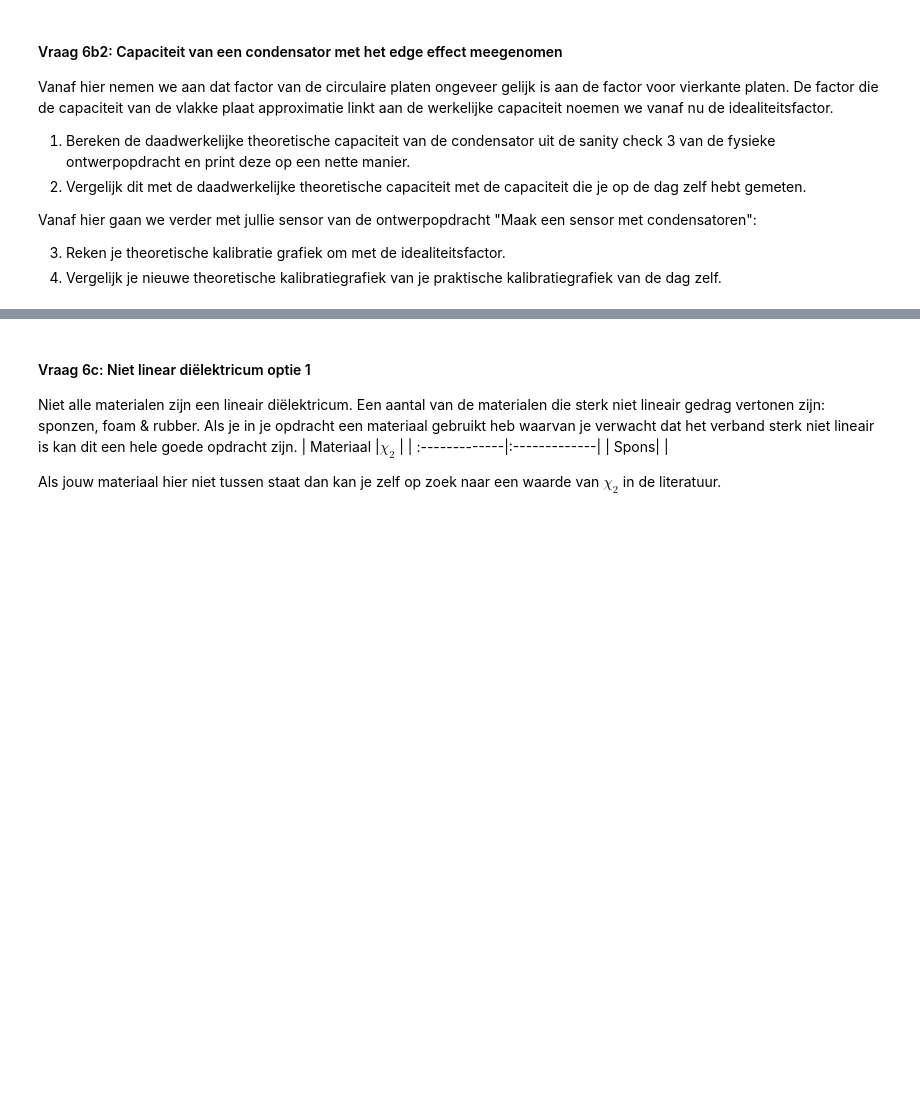
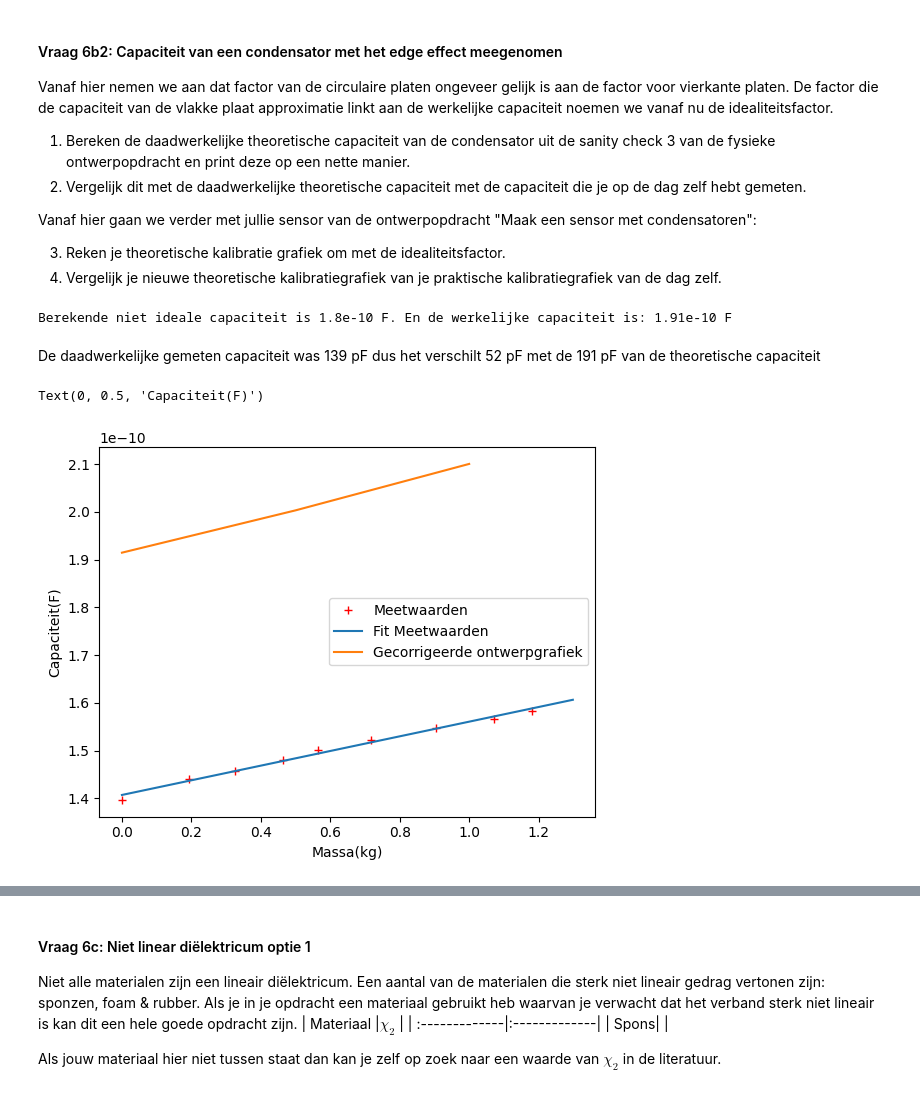
Before and after one commit to T-L-cc/opdrachten-DEF-D, a Jupyter notebook: DigitaleOntwerpopdrachten/1CondensatorOpdracht/CondensatorOntwerpopdracht.ipynb, the cells around one changed output, grey strips where cells are left out. Cells and saved outputs as stored; diff of their text form; code cells hidden in the pictures; blank space fills up the shorter version.

```diff
--- a/DigitaleOntwerpopdrachten/1CondensatorOpdracht/CondensatorOntwerpopdracht.ipynb
+++ b/DigitaleOntwerpopdrachten/1CondensatorOpdracht/CondensatorOntwerpopdracht.ipynb
@@ -983,10 +1033,49 @@ Vanaf hier gaan we verder met jullie sensor van de ontwerpopdracht "Maak een sen
 3. Reken je theoretische kalibratie grafiek om met de idealiteitsfactor.
 4. Vergelijk je nieuwe theoretische kalibratiegrafiek van je praktische kalibratiegrafiek van de dag zelf.
 # %%
-# Schrijf hier jouw code die de vlakke plaat capaciteit omschrijft naar de werkelijke capaciteit
+def C_zonder_edge(A, d, eps_r):
+    C = eps_0 * eps_r * A / d
+    return C
 
-# def C_niet_ideaal(#relevante parameters):
-    # Jouw berekeningen
+C_zonder_edge_effect = C_zonder_edge(A_plaat, d_karton, eps_pap)
+
+idealiteitsfactor = factor_disc
+C_met_edge = idealiteitsfactor * C_zonder_edge_effect
+print("Berekende niet ideale capaciteit is", round(C_plaat,12), "F. En de werkelijke capaciteit is:", round(C_met_edge,12),'F')
+# %% [output]
+Berekende niet ideale capaciteit is 1.8e-10 F. En de werkelijke capaciteit is: 1.91e-10 F
+# %% [markdown]
+De daadwerkelijke gemeten capaciteit was 139 pF dus het verschilt 52 pF met de 191 pF van de theoretische capaciteit
+# %%
+massas = np.array([0,0.5638,0.463,1.1806,0.7176,0.7176+0.3548,0.9032,0.1924,0.3247])
+Voltages = np.array([0.702,0.755,0.744,0.796,0.765,0.787,0.778,0.724,0.732])
+# We beschouwen het karton als een veer met een constante veerconstante, waardoor de capacitiet linear toe zal nemen.
+#we verwachten dat de dikte van het karton onder het gewicht van 0,5 kilo 0.05 mm afneemt =. En onder 1 kilo 0.1mm linea
+
+massas_exp = np.array([0,0.5,1]) #data voor de voorspelde kalibratiegrafiek
+diktes = np.array([d_karton, d_karton - 5e-5, d_karton - 10e-5])
+
+def vlakkeplaat(A, d, eps_r, idealiteitsfactor):#formule voor capaciteit
+    C = idealiteitsfactor * eps_0 * eps_r * A / d
+    return C
+
+Capaciteit = Voltages/(2*1000*8*np.pi*100e3)
+
+x1 = np.linspace(0,1.1 * np.max(massas),100)
+
+def fitfunc(x, A, B):
+    return A + B * x
+
+popt2, pcov2 = curve_fit(fitfunc, massas, Capaciteit)
+plt.plot(massas, Capaciteit, 'r+', label='Meetwaarden')
+plt.plot(x1, fitfunc(x1, *popt2), label= 'Fit Meetwaarden')
+plt.plot(massas_exp, vlakkeplaat(A_plaat, diktes, eps_pap, idealiteitsfactor), label = 'Gecorrigeerde ontwerpgrafiek')
+plt.legend()
+plt.xlabel('Massa(kg)')
+plt.ylabel('Capaciteit(F)')
+# %% [output]
+Text(0, 0.5, 'Capaciteit(F)')
+[figure, added]
 # %% [markdown]
 ##### Antwoorden 6b2
 
```
Also changed, not shown: parts of 4 cells of this notebook.
